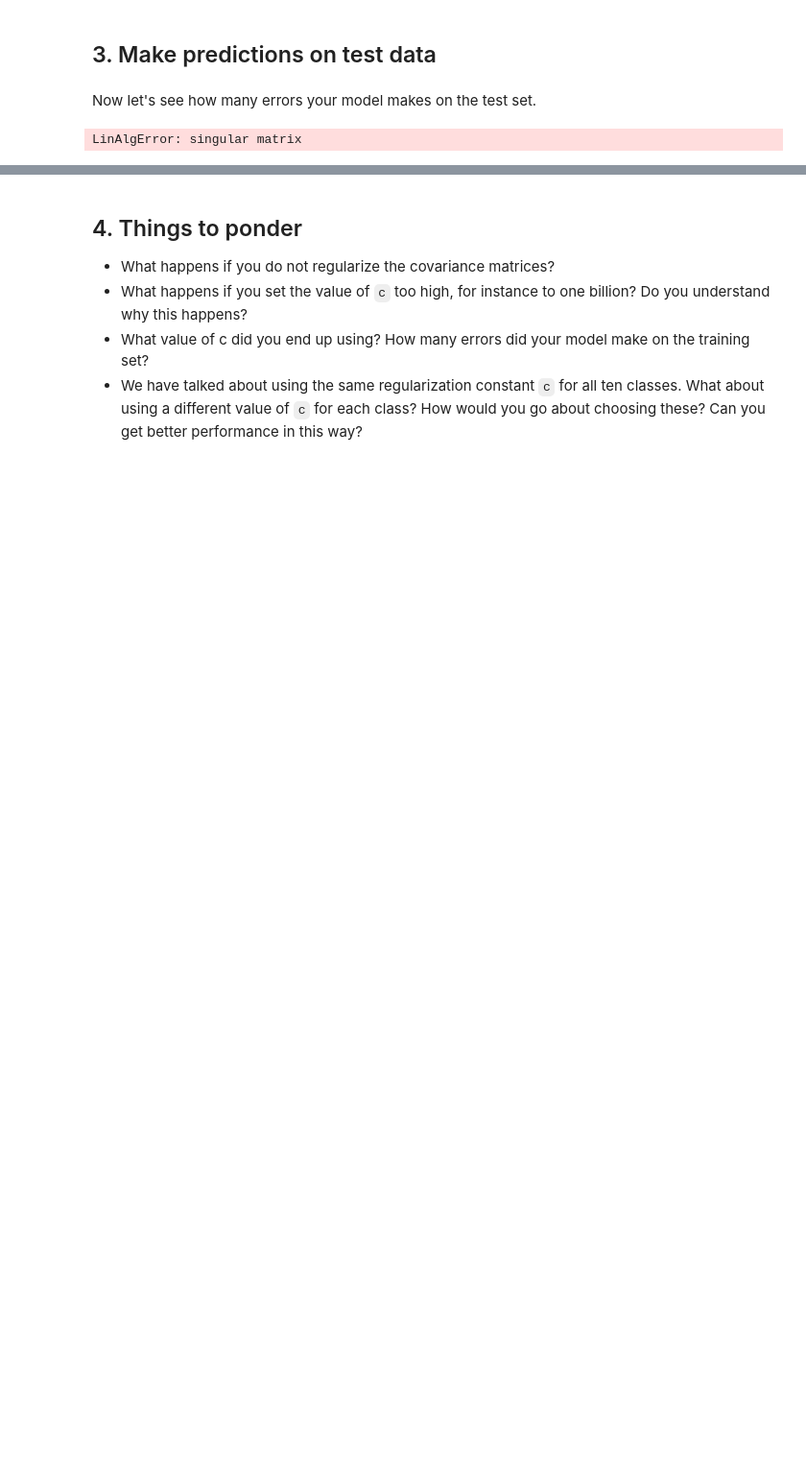
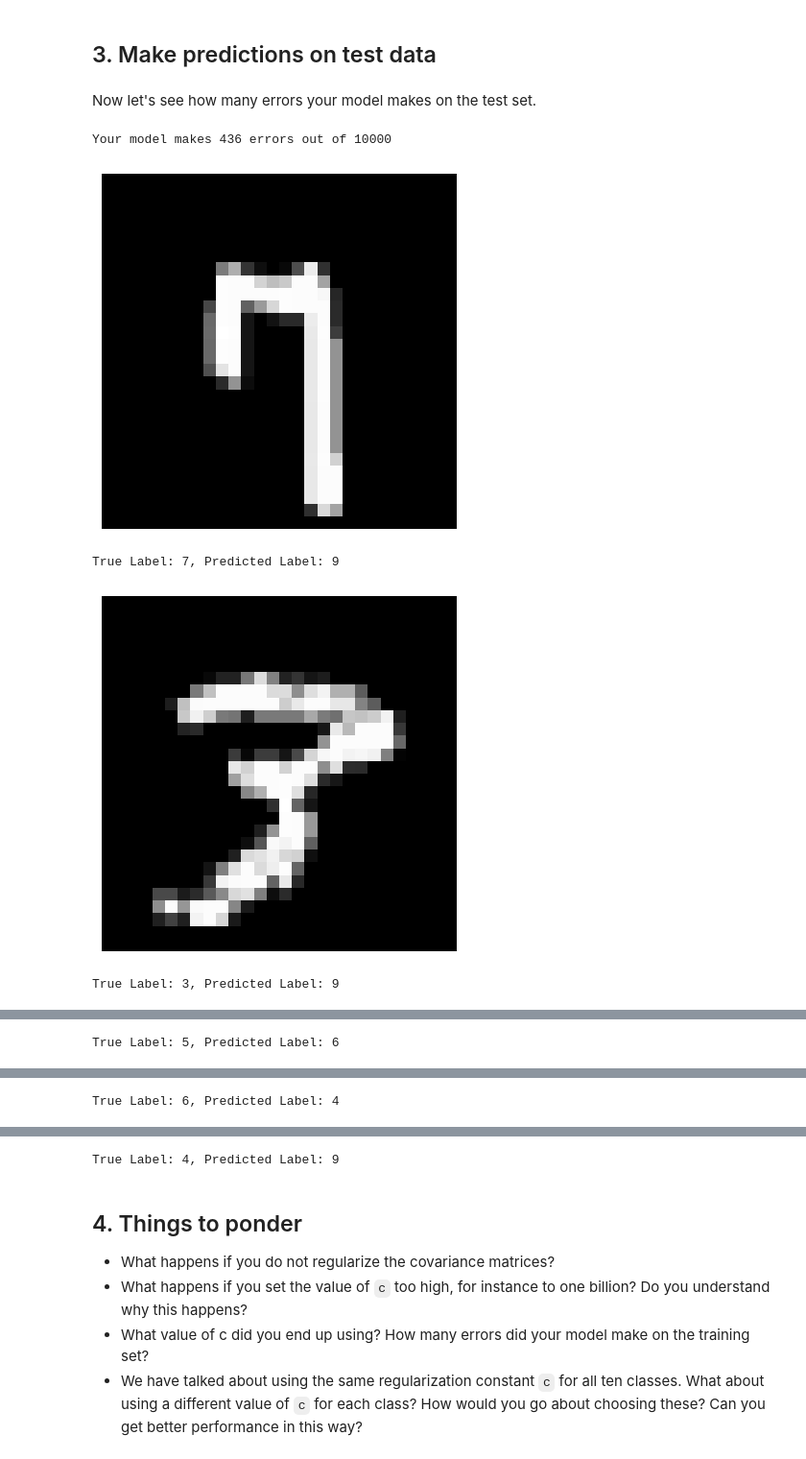
Before and after one commit to qwer030413/CSE151-HW3, a Jupyter notebook: generative_mnist.ipynb, the cells around one changed output, grey strips where cells are left out. Shown: that part at 96% size. Cells and saved outputs as stored; diff of their text form; code cells hidden in the pictures; blank space fills up the shorter version.

```diff
--- a/generative_mnist.ipynb
+++ b/generative_mnist.ipynb
@@ -76,10 +76,11 @@ def fit_generative_model(x,y):
     mu = np.zeros((k,d)) # mean for each class
     sigma = np.zeros((k,d,d)) # covariance of matrix
     pi = np.zeros(k) # frequency of label?
+    c = 2700
     for i in range(k):
         temp = x[y==i]
         mu[i] = np.mean(temp, axis=0)
-        sigma[i] = np.cov(temp, rowvar=False)
+        sigma[i] = np.cov(temp, rowvar=False) + (c * np.eye(d))
         pi[i] += 1
     # for i in range(k):
     #     temp = x[y==1]
@@ -119,9 +147,12 @@ Now let's see how many errors your model makes on the test set.
 # Compute log Pr(label|image) for each [test image,label] pair.
 #
 k = 10
+c = 2700
 score = np.zeros((len(test_labels),k))
 for label in range(0,k):
-    rv = multivariate_normal(mean=mu[label], cov=sigma[label])
+    # I didnt know I had to do regular her etoo
+    regular = sigma[label] + c * np.eye(sigma[label].shape[0])
+    rv = multivariate_normal(mean=mu[label], cov=regular)
     for i in range(0,len(test_labels)):
        score[i,label] = np.log(pi[label]) + rv.logpdf(test_data[i,:])
 predictions = np.argmax(score, axis=1)
@@ -131,4 +162,22 @@ predictions = np.argmax(score, axis=1)
 errors = np.sum(predictions != test_labels)
 print ("Your model makes " + str(errors) + " errors out of 10000")
 # %% [output]
-LinAlgError: singular matrix
+Your model makes 436 errors out of 10000
+# %%
+import random
+wrong5 = np.where(predictions != test_labels)[0]
+
+random5 = random.sample(list(wrong5), 5)
+
+for index in random5:
+    image = test_data[index]
+    right = test_labels[index]
+    predicted = predictions[index]
+
+    displaychar(image)  # Display the image
+    print(f"True Label: {right}, Predicted Label: {predicted}")
+# %% [output]
+[figure, added]
+True Label: 7, Predicted Label: 9
+[figure, added]
+True Label: 3, Predicted Label: 9
@@ -134,0 +185 @@ LinAlgError: singular matrix
+True Label: 5, Predicted Label: 6
@@ -134,0 +187 @@ LinAlgError: singular matrix
+True Label: 6, Predicted Label: 4
@@ -135,3 +189,4 @@ LinAlgError: singular matrix
+True Label: 4, Predicted Label: 9
 # %% [markdown]
 ## 4. Things to ponder
 
```
Also changed, not shown: parts of 4 cells of this notebook.
